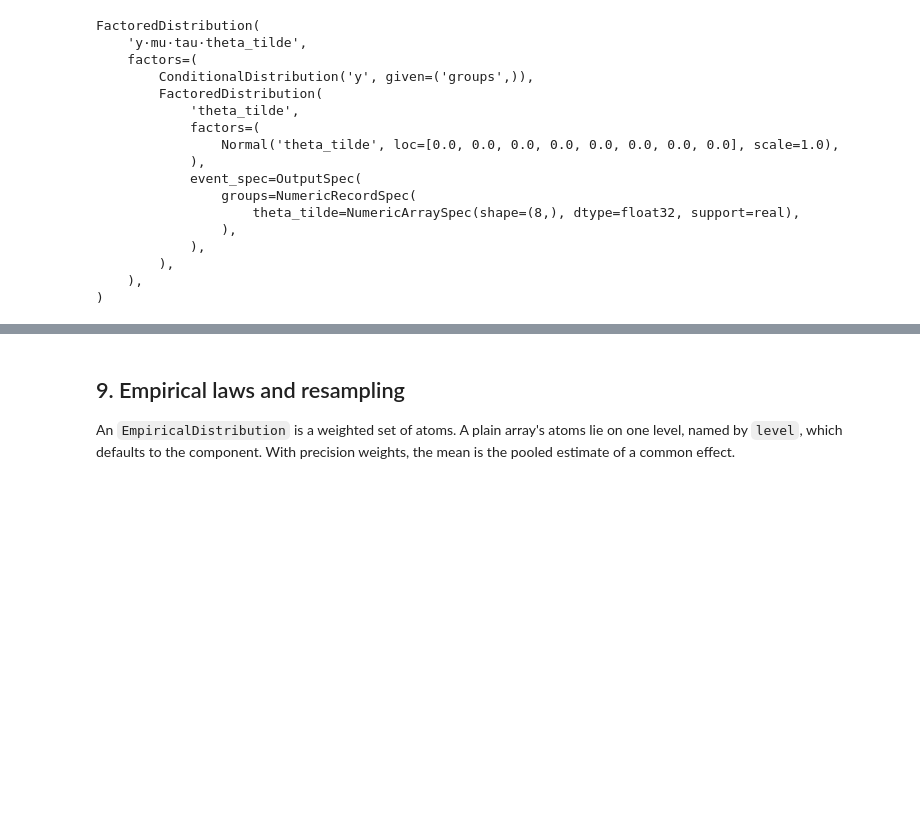
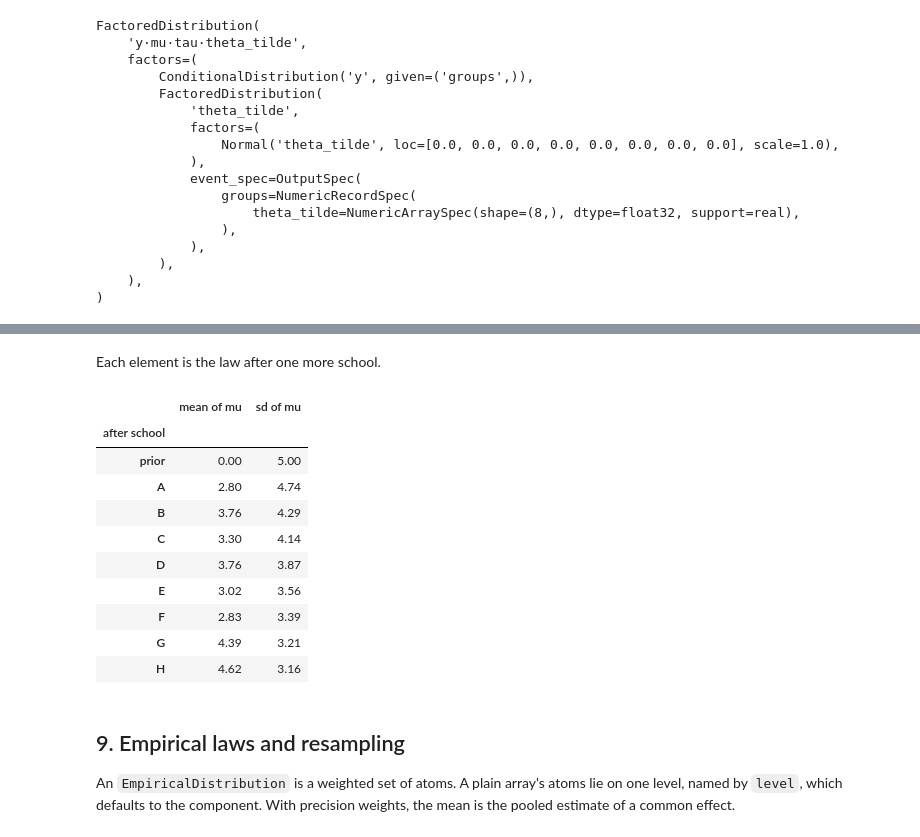
Before and after one commit to TARPS-group/prob-pipe, a Jupyter notebook: docs/tutorials/overhaul_tour.ipynb, the cells around one changed output, grey strips where cells are left out. Cells and saved outputs as stored; diff of their text form; code cells hidden in the pictures; blank space fills up the shorter version.

```diff
--- a/docs/tutorials/overhaul_tour.ipynb
+++ b/docs/tutorials/overhaul_tour.ipynb
@@ -1462,11 +966,0 @@ Each step here updates a normal law on `mu` with one school's effect, treating `
-# %%
-def update(law, school):
-    effect, se = school
-    m, v = float(mean(law).value), float(variance(law).value)
-    precision = 1.0 / v + 1.0 / se**2
-    return Normal("mu", (m / v + effect / se**2) / precision, precision**-0.5)
-
-
-steps = iterate(update, Normal("mu", 0.0, 5.0), list(zip(y_obs.tolist(), sigma.tolist())))
-print('steps:', repr(steps))
-print('mean(steps).values:', mean(steps).values)
@@ -1482,0 +1522,10 @@ mean(steps).values: [0.        2.8       3.755102  3.302886  3.7615602 3.017081
+# %%
+def update(law, school):
+    effect, se = school
+    m, v = float(mean(law)), float(variance(law))
+    precision = 1.0 / v + 1.0 / se**2
+    return Normal("mu", (m / v + effect / se**2) / precision, precision**-0.5)
+
+
+steps = iterate(update, Normal("mu", 0.0, 5.0), list(zip(y_obs.tolist(), sigma.tolist())))
+steps
@@ -1483,3 +1540,21 @@ mean(steps).values: [0.        2.8       3.755102  3.302886  3.7615602 3.017081
+# %% [markdown]
+Each element is the law after one more school.
+# %%
+pd.DataFrame({"mean of mu": np.asarray(mean(steps).values),
+              "sd of mu": np.sqrt(np.asarray(variance(steps).values))},
+             index=pd.Index(["prior", *"ABCDEFGH"], name="after school")).round(2)
+# %% [output]
+|  | mean of mu | sd of mu |
+| after school |  |  |
+| prior | 0.00 | 5.00 |
+| A | 2.80 | 4.74 |
+| B | 3.76 | 4.29 |
+| C | 3.30 | 4.14 |
+| D | 3.76 | 3.87 |
+| E | 3.02 | 3.56 |
+| F | 2.83 | 3.39 |
+| G | 4.39 | 3.21 |
+| H | 4.62 | 3.16 |
 # %% [markdown]
 ## 9. Empirical laws and resampling
 
```
Also changed, not shown: parts of 128 cells of this notebook.
